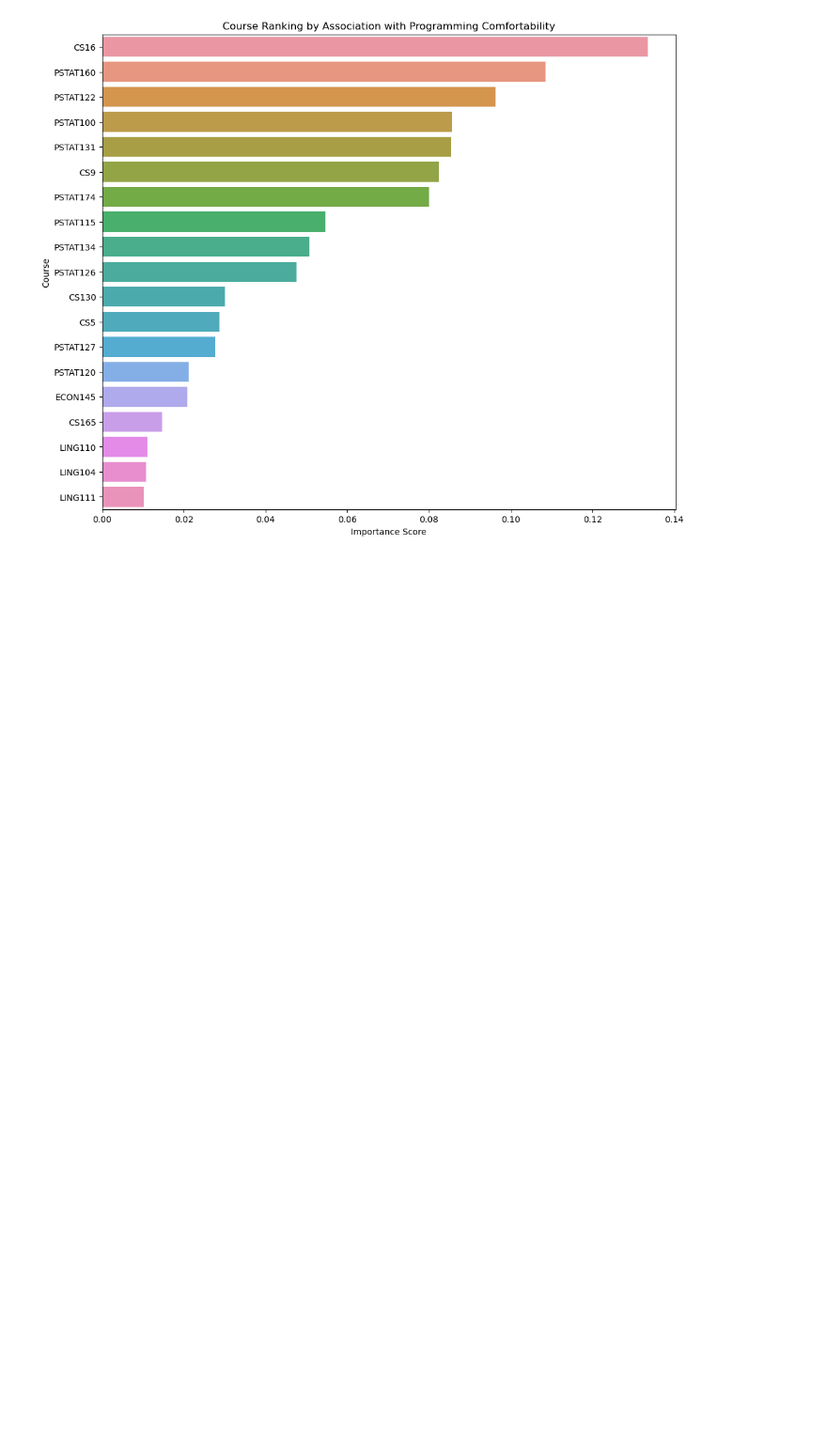
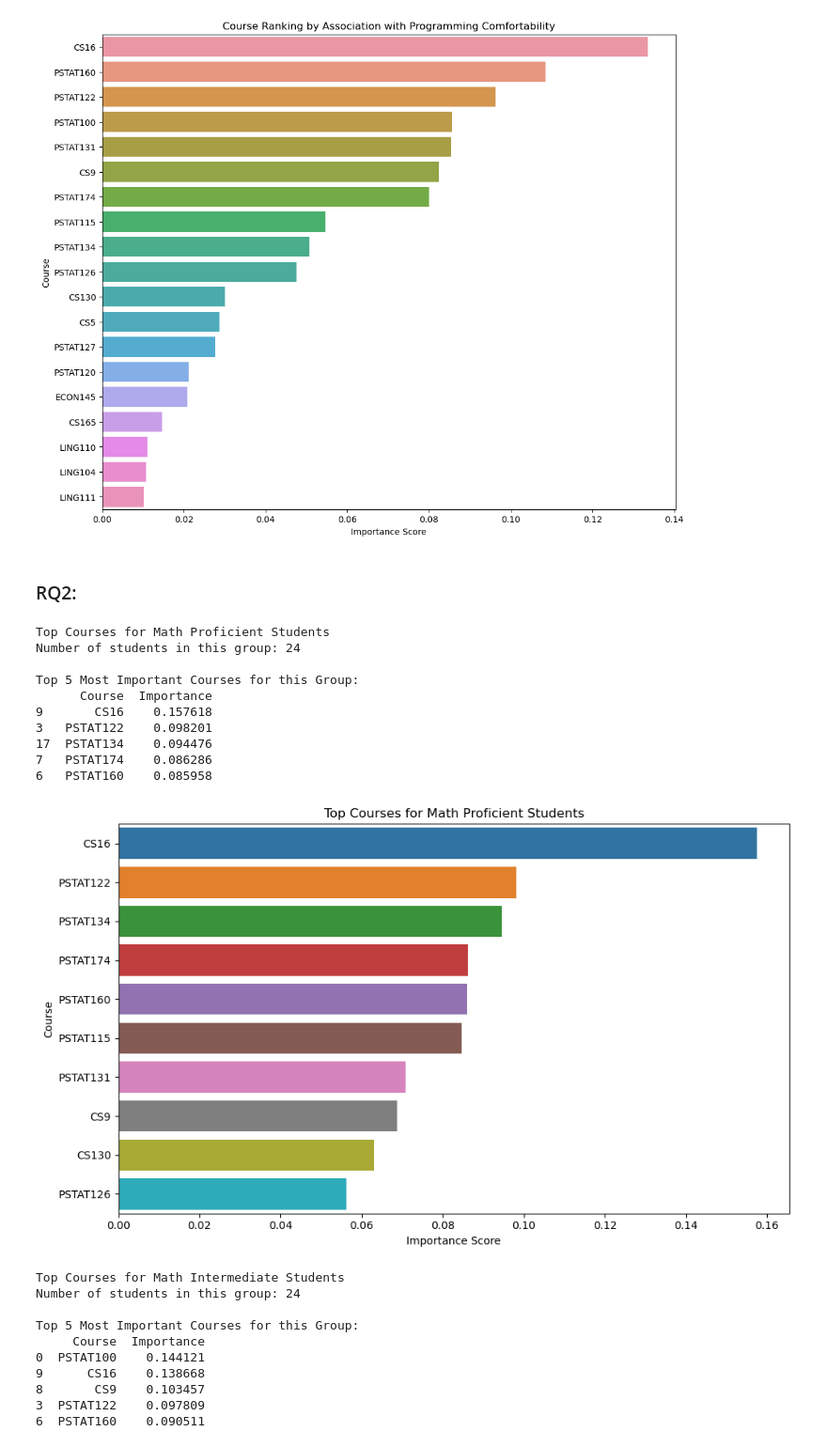
Before and after one commit to pstat197/module-0-class-survey-data-table2, a Jupyter notebook: scripts/joy_random_forest.ipynb, the cells around one changed output. Shown at 94% size. Cells and saved outputs as stored; diff of their text form; code cells hidden in the pictures; blank space fills up the shorter version.

Commit message:
add RQ2 for random forest analyses

```diff
--- a/scripts/joy_random_forest.ipynb
+++ b/scripts/joy_random_forest.ipynb
@@ -74,3 +76,72 @@ plt.ylabel('Course')
 plt.show()
 # %% [output]
 [figure]
+# %% [markdown]
+### RQ2:
+# %%
+def analyze_subgroup(subgroup_df, title, course_columns, target_column):
+    """
+    This function takes a subset of the student data (a "subgroup"),
+    trains a Random Forest model, and then prints and plots the most
+    important courses for that specific group.
+    """
+    print(f"{title}")
+    print(f"Number of students in this group: {len(subgroup_df)}\n")
+
+    if len(subgroup_df) < 10:
+        print("Subgroup is too small for a meaningful analysis.\n")
+        return
+
+    X = subgroup_df[course_columns]
+    y = subgroup_df[target_column]
+
+    le = LabelEncoder()
+    y_encoded = le.fit_transform(y)
+
+    model = RandomForestClassifier(n_estimators=100, random_state=42)
+    model.fit(X, y_encoded)
+
+    importances = model.feature_importances_
+    course_ranking_df = pd.DataFrame({
+        'Course': course_columns,
+        'Importance': importances
+    }).sort_values(by='Importance', ascending=False)
+
+    print("Top 5 Most Important Courses for this Group:")
+    print(course_ranking_df.head(), "\n")
+
+    plt.figure(figsize=(10, 6))
+    sns.barplot(x='Importance', y='Course', data=course_ranking_df.head(10))
+    plt.title(title)
+    plt.xlabel('Importance Score')
+    plt.ylabel('Course')
+    plt.tight_layout()
+    plt.show()
+# %%
+math_adv_df = df[df['math.prof'] == 'adv']
+math_int_df = df[df['math.prof'] == 'int']
+# %%
+analyze_subgroup(math_adv_df, "Top Courses for Math Proficient Students", course_columns, target_column)
+analyze_subgroup(math_int_df, "Top Courses for Math Intermediate Students", course_columns, target_column)
+# %% [output]
+Top Courses for Math Proficient Students
+Number of students in this group: 24
+
+Top 5 Most Important Courses for this Group:
+      Course  Importance
+9       CS16    0.157618
+3   PSTAT122    0.098201
+17  PSTAT134    0.094476
+7   PSTAT174    0.086286
+6   PSTAT160    0.085958
+[figure, added]
+Top Courses for Math Intermediate Students
+Number of students in this group: 24
+
+Top 5 Most Important Courses for this Group:
+     Course  Importance
+0  PSTAT100    0.144121
+9      CS16    0.138668
+8       CS9    0.103457
+3  PSTAT122    0.097809
+6  PSTAT160    0.090511
```
Also changed, not shown: parts of 2 cells of this notebook.
